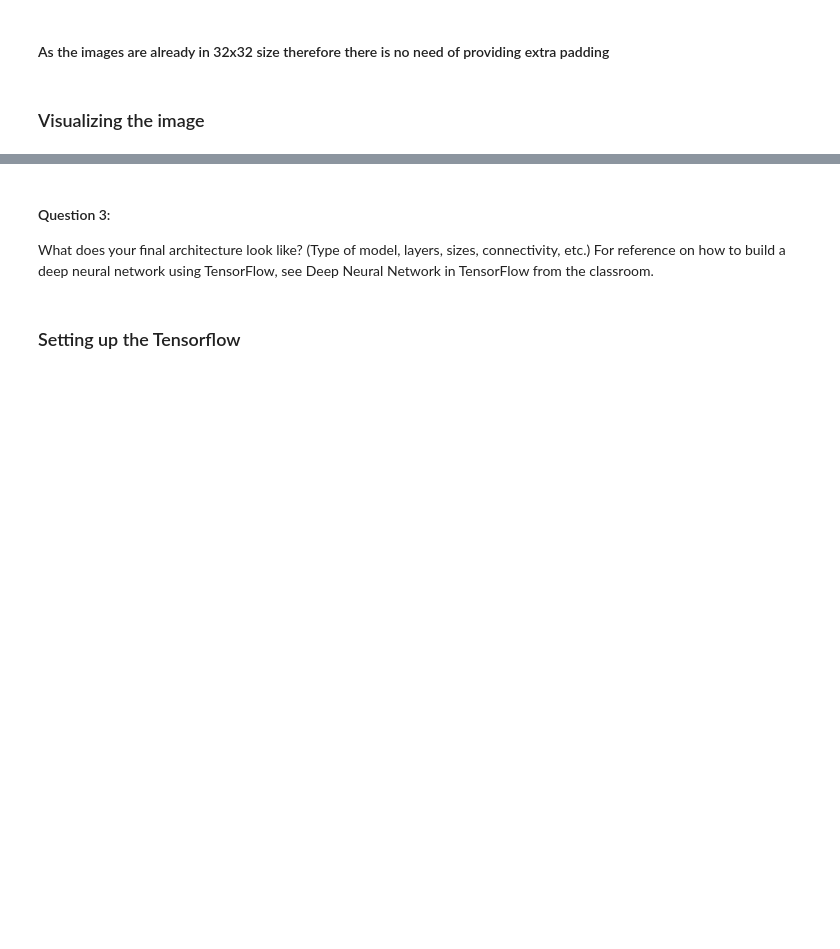
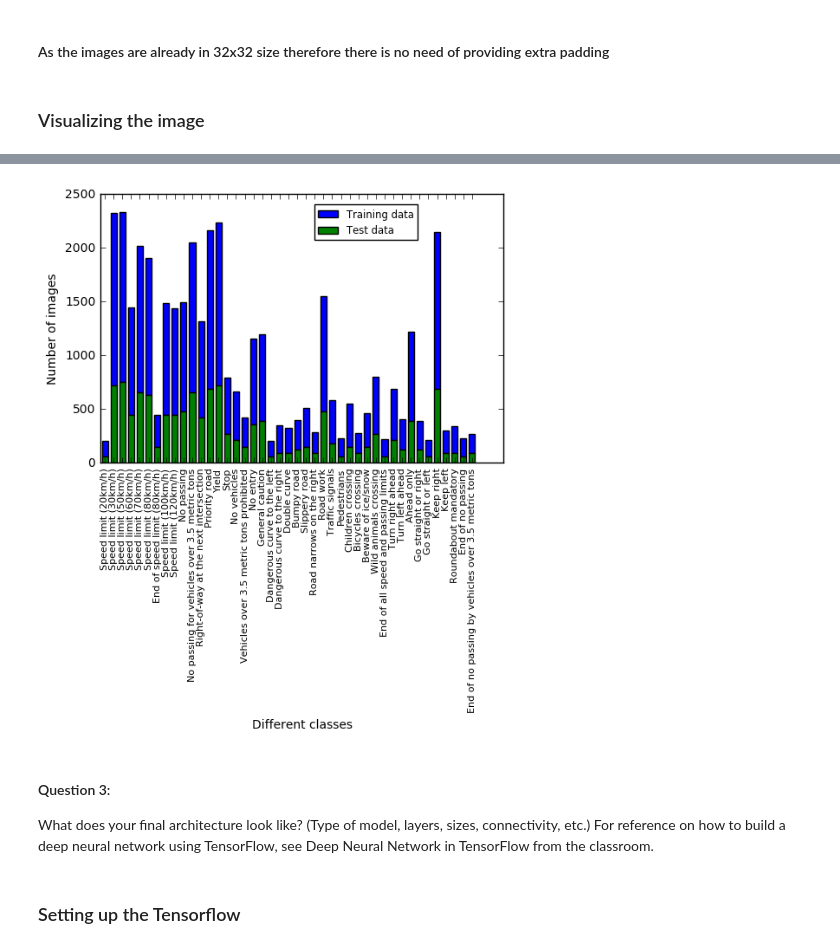
Before and after one commit to prateek47/Traffic-Sign-Classifier_Self-Driving-Car, a Jupyter notebook: Project 2.ipynb, the cells around one changed output, grey strips where cells are left out. Cells and saved outputs as stored; diff of their text form; code cells hidden in the pictures; blank space fills up the shorter version.

```diff
--- a/Project 2.ipynb
+++ b/Project 2.ipynb
@@ -130,0 +139,3 @@ print(y_train[index])
+# %%
+signnames = pd.read_csv("signnames.csv")
+signnames.head()
@@ -131,3 +149,19 @@ print(y_train[index])
+# %%
+# histogram of label frequency
+hist, bins = np.histogram(y_train, bins=n_classes)
+hist_2, bins_2 = np.histogram(y_test, bins=n_classes)
+width = 0.7 * (bins[1] - bins[0])
+center = (bins[:-1] + bins[1:]) / 2
+
+p1 = plt.bar(center, hist, align='center', width=width, bottom=hist_2, color='b')
+p2 = plt.bar(center, hist_2, align='center', width=width, color='g')
+plt.ylabel('Number of images')
+plt.xlabel('Different classes')
+plt.xticks(center, signnames.SignName, rotation = 'vertical', fontsize=8)
+plt.legend((p1[0], p2[0]), ('Training data', 'Test data'), fontsize = 'small', loc='upper right', bbox_to_anchor=(.8, .98))
+plt.show()
+# %% [output]
+[figure, added]
 # %% [markdown]
 #### Question 3:
 What does your final architecture look like? (Type of model, layers, sizes, connectivity, etc.) For reference on how to build a deep neural network using TensorFlow, see Deep Neural Network in TensorFlow from the classroom.
```
Also changed, not shown: parts of 19 cells of this notebook.
